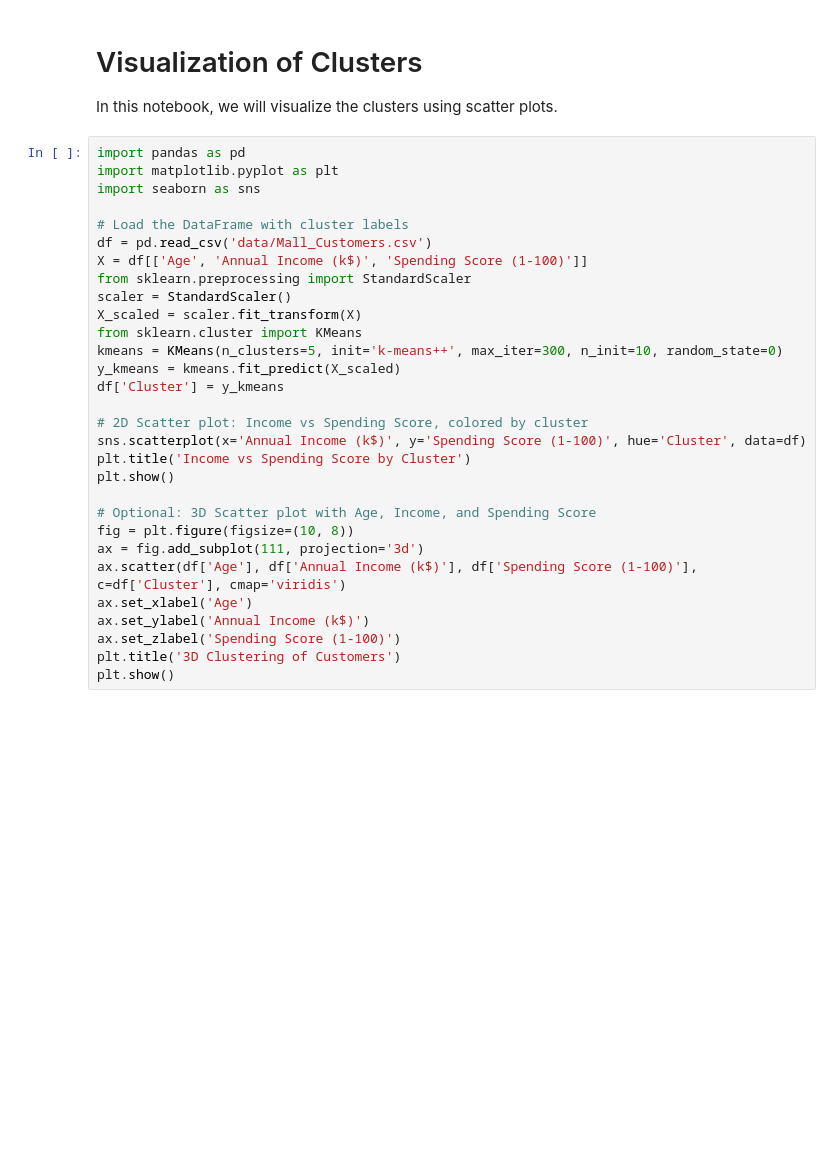
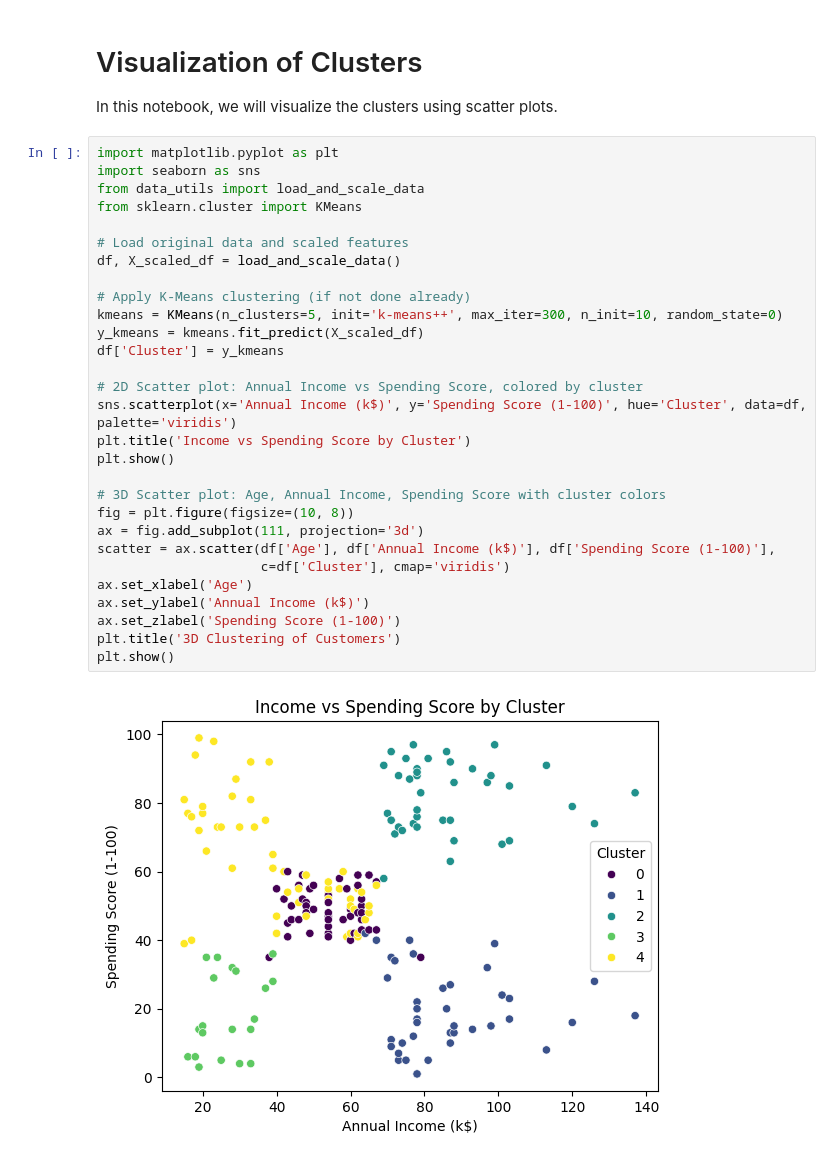
Before and after one commit to bnm-sys/mcs, a Jupyter notebook: notebooks/4_visualization.ipynb, the cells around one changed output. Cells and saved outputs as stored; diff of their text form; blank space fills up the shorter version.

```diff
--- a/notebooks/4_visualization.ipynb
+++ b/notebooks/4_visualization.ipynb
@@ -3,32 +3,33 @@
 
 In this notebook, we will visualize the clusters using scatter plots.
 # %%
-import pandas as pd
 import matplotlib.pyplot as plt
 import seaborn as sns
+from data_utils import load_and_scale_data
+from sklearn.cluster import KMeans
 
-# Load the DataFrame with cluster labels
-df = pd.read_csv('data/Mall_Customers.csv')
-X = df[['Age', 'Annual Income (k$)', 'Spending Score (1-100)']]
-from sklearn.preprocessing import StandardScaler
-scaler = StandardScaler()
-X_scaled = scaler.fit_transform(X)
-from sklearn.cluster import KMeans
+# Load original data and scaled features
+df, X_scaled_df = load_and_scale_data()
+
+# Apply K-Means clustering (if not done already)
 kmeans = KMeans(n_clusters=5, init='k-means++', max_iter=300, n_init=10, random_state=0)
-y_kmeans = kmeans.fit_predict(X_scaled)
+y_kmeans = kmeans.fit_predict(X_scaled_df)
 df['Cluster'] = y_kmeans
 
-# 2D Scatter plot: Income vs Spending Score, colored by cluster
-sns.scatterplot(x='Annual Income (k$)', y='Spending Score (1-100)', hue='Cluster', data=df)
+# 2D Scatter plot: Annual Income vs Spending Score, colored by cluster
+sns.scatterplot(x='Annual Income (k$)', y='Spending Score (1-100)', hue='Cluster', data=df, palette='viridis')
 plt.title('Income vs Spending Score by Cluster')
 plt.show()
 
-# Optional: 3D Scatter plot with Age, Income, and Spending Score
+# 3D Scatter plot: Age, Annual Income, Spending Score with cluster colors
 fig = plt.figure(figsize=(10, 8))
 ax = fig.add_subplot(111, projection='3d')
-ax.scatter(df['Age'], df['Annual Income (k$)'], df['Spending Score (1-100)'], c=df['Cluster'], cmap='viridis')
+scatter = ax.scatter(df['Age'], df['Annual Income (k$)'], df['Spending Score (1-100)'],
+                     c=df['Cluster'], cmap='viridis')
 ax.set_xlabel('Age')
 ax.set_ylabel('Annual Income (k$)')
 ax.set_zlabel('Spending Score (1-100)')
 plt.title('3D Clustering of Customers')
 plt.show()
+# %% [output]
+[figure, added]
```
Also changed, not shown: parts of 1 cell of this notebook, 8 other files.
